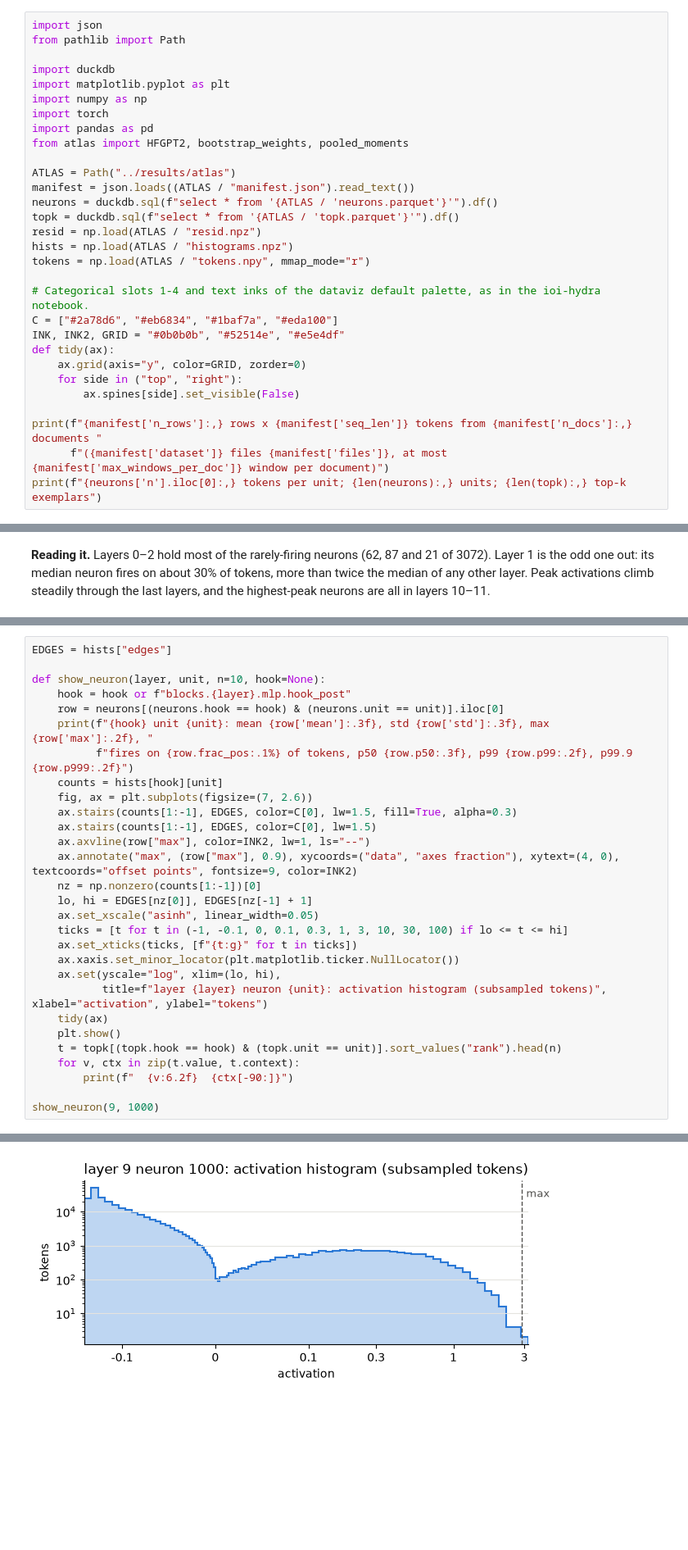
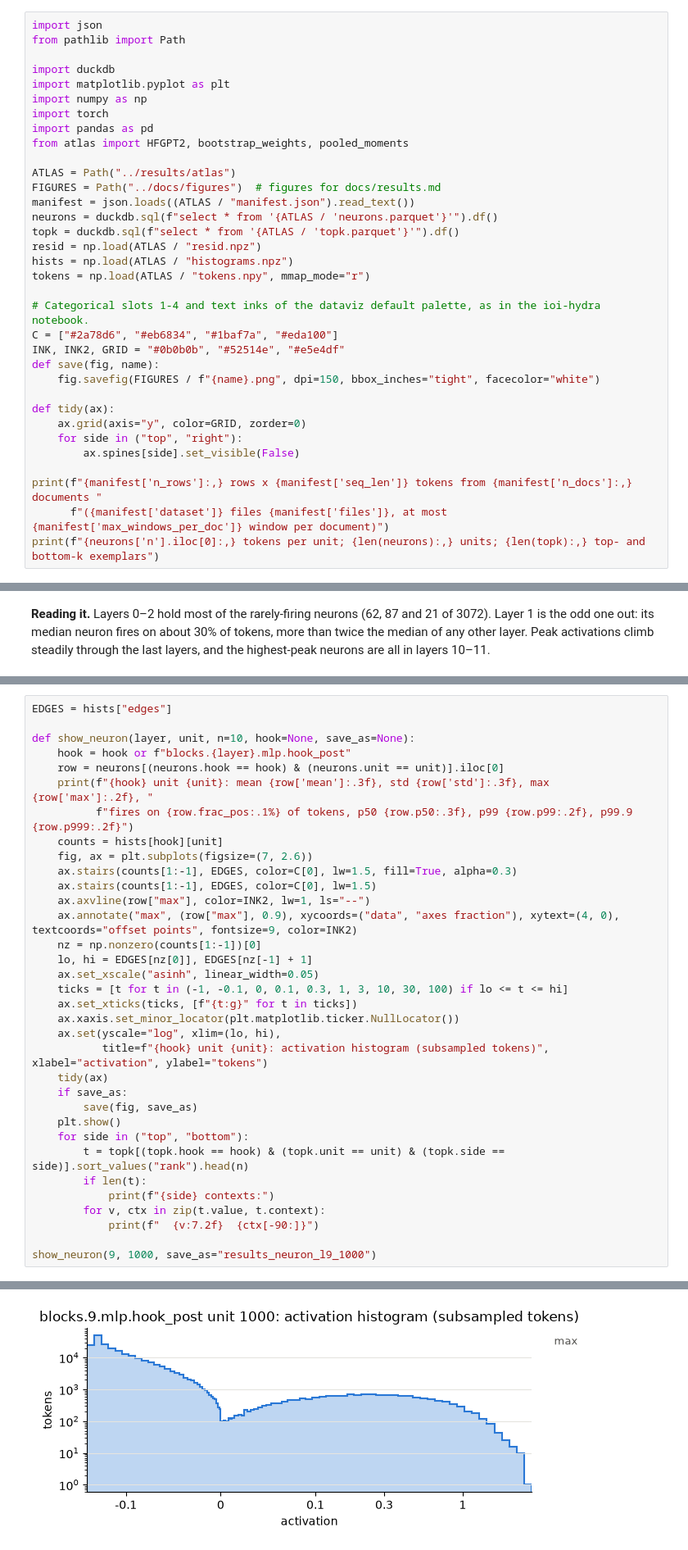
Before and after one commit to rreece/gpt2-atlas, a Jupyter notebook: notebooks/atlas.ipynb, the cells around one changed output, grey strips where cells are left out. Shown at 82% size. Drawn from its saved outputs; the diff is of its cells as text; blank space fills up the shorter version.

Commit message:
add results.md

```diff
--- a/notebooks/atlas.ipynb
+++ b/notebooks/atlas.ipynb
@@ -24,6 +26,7 @@ import pandas as pd
 from atlas import HFGPT2, bootstrap_weights, pooled_moments
 
 ATLAS = Path("../results/atlas")
+FIGURES = Path("../docs/figures")  # figures for docs/results.md
 manifest = json.loads((ATLAS / "manifest.json").read_text())
 neurons = duckdb.sql(f"select * from '{ATLAS / 'neurons.parquet'}'").df()
 topk = duckdb.sql(f"select * from '{ATLAS / 'topk.parquet'}'").df()
@@ -34,6 +37,9 @@ tokens = np.load(ATLAS / "tokens.npy", mmap_mode="r")
 # Categorical slots 1-4 and text inks of the dataviz default palette, as in the ioi-hydra notebook.
 C = ["#2a78d6", "#eb6834", "#1baf7a", "#eda100"]
 INK, INK2, GRID = "#0b0b0b", "#52514e", "#e5e4df"
+def save(fig, name):
+    fig.savefig(FIGURES / f"{name}.png", dpi=150, bbox_inches="tight", facecolor="white")
+
 def tidy(ax):
     ax.grid(axis="y", color=GRID, zorder=0)
     for side in ("top", "right"):
@@ -41,5 +47,5 @@ def tidy(ax):
 
 print(f"{manifest['n_rows']:,} rows x {manifest['seq_len']} tokens from {manifest['n_docs']:,} documents "
       f"({manifest['dataset']} files {manifest['files']}, at most {manifest['max_windows_per_doc']} window per document)")
-print(f"{neurons['n'].iloc[0]:,} tokens per unit; {len(neurons):,} units; {len(topk):,} top-k exemplars")
+print(f"{neurons['n'].iloc[0]:,} tokens per unit; {len(neurons):,} units; {len(topk):,} top- and bottom-k exemplars")
 # %% [output]
@@ -166,7 +175,7 @@ an asinh axis: linear near 0, logarithmic in the tails) and lists its top-activa
 # %%
 EDGES = hists["edges"]
 
-def show_neuron(layer, unit, n=10, hook=None):
+def show_neuron(layer, unit, n=10, hook=None, save_as=None):
     hook = hook or f"blocks.{layer}.mlp.hook_post"
     row = neurons[(neurons.hook == hook) & (neurons.unit == unit)].iloc[0]
     print(f"{hook} unit {unit}: mean {row['mean']:.3f}, std {row['std']:.3f}, max {row['max']:.2f}, "
@@ -184,12 +193,17 @@ def show_neuron(layer, unit, n=10, hook=None):
     ax.set_xticks(ticks, [f"{t:g}" for t in ticks])
     ax.xaxis.set_minor_locator(plt.matplotlib.ticker.NullLocator())
     ax.set(yscale="log", xlim=(lo, hi),
-           title=f"layer {layer} neuron {unit}: activation histogram (subsampled tokens)", xlabel="activation", ylabel="tokens")
+           title=f"{hook} unit {unit}: activation histogram (subsampled tokens)", xlabel="activation", ylabel="tokens")
     tidy(ax)
+    if save_as:
+        save(fig, save_as)
     plt.show()
-    t = topk[(topk.hook == hook) & (topk.unit == unit)].sort_values("rank").head(n)
-    for v, ctx in zip(t.value, t.context):
-        print(f"  {v:6.2f}  {ctx[-90:]}")
+    for side in ("top", "bottom"):
+        t = topk[(topk.hook == hook) & (topk.unit == unit) & (topk.side == side)].sort_values("rank").head(n)
+        if len(t):
+            print(f"{side} contexts:")
+        for v, ctx in zip(t.value, t.context):
+            print(f"  {v:7.2f}  {ctx[-90:]}")
 
-show_neuron(9, 1000)
+show_neuron(9, 1000, save_as="results_neuron_l9_1000")
 # %% [output]
@@ -197 +211 @@ blocks.9.mlp.hook_post unit 1000: mean -0.082, std 0.145, max 2.88, fires on 8.1
-[figure, old version]
+[figure, new version]
```
Also changed, not shown: parts of 13 cells of this notebook, 14 other files.
